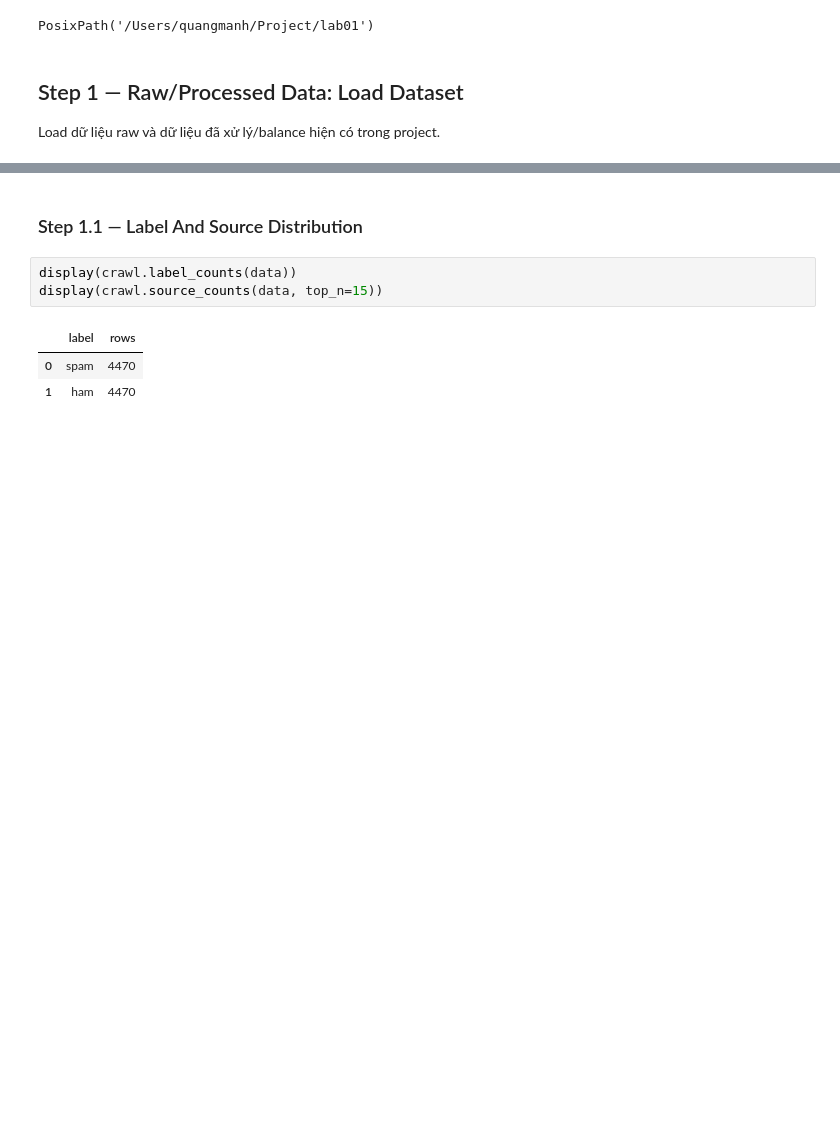
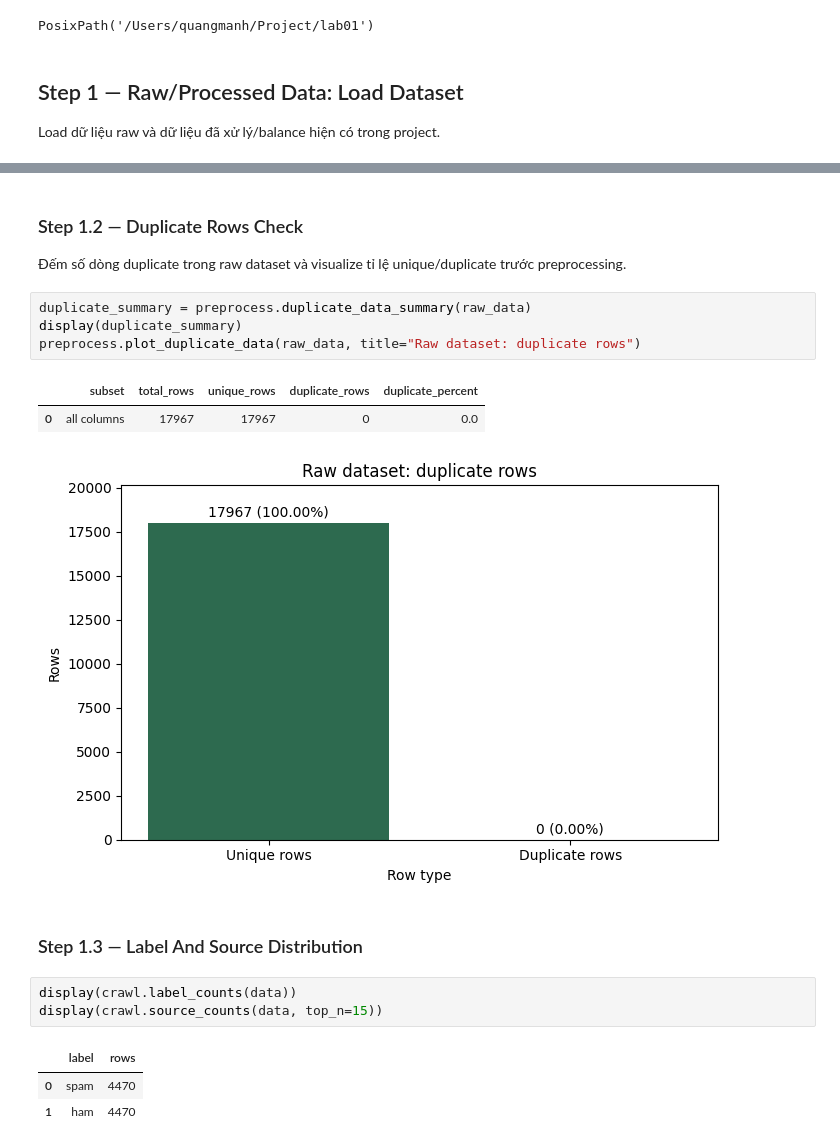
Before and after one commit to QuangManhAI/lab01-machine-learning, a Jupyter notebook: notebooks/lab01.ipynb, the cells around one changed output, grey strips where cells are left out. Cells and saved outputs as stored; diff of their text form; blank space fills up the shorter version.

```diff
--- a/notebooks/lab01.ipynb
+++ b/notebooks/lab01.ipynb
@@ -67,5 +112,17 @@ Raw rows: 17,967
+# %% [markdown]
+### Step 1.2 — Duplicate Rows Check
+
+Đếm số dòng duplicate trong raw dataset và visualize tỉ lệ unique/duplicate trước preprocessing.
+# %%
+duplicate_summary = preprocess.duplicate_data_summary(raw_data)
+display(duplicate_summary)
+preprocess.plot_duplicate_data(raw_data, title="Raw dataset: duplicate rows")
+# %% [output]
+|  | subset | total_rows | unique_rows | duplicate_rows | duplicate_percent |
+| 0 | all columns | 17967 | 17967 | 0 | 0.0 |
+[figure, added]
 # %% [markdown]
-### Step 1.1 — Label And Source Distribution
+### Step 1.3 — Label And Source Distribution
 # %%
 display(crawl.label_counts(data))
 display(crawl.source_counts(data, top_n=15))
```
Also changed, not shown: parts of 13 cells of this notebook, 2 other files.
